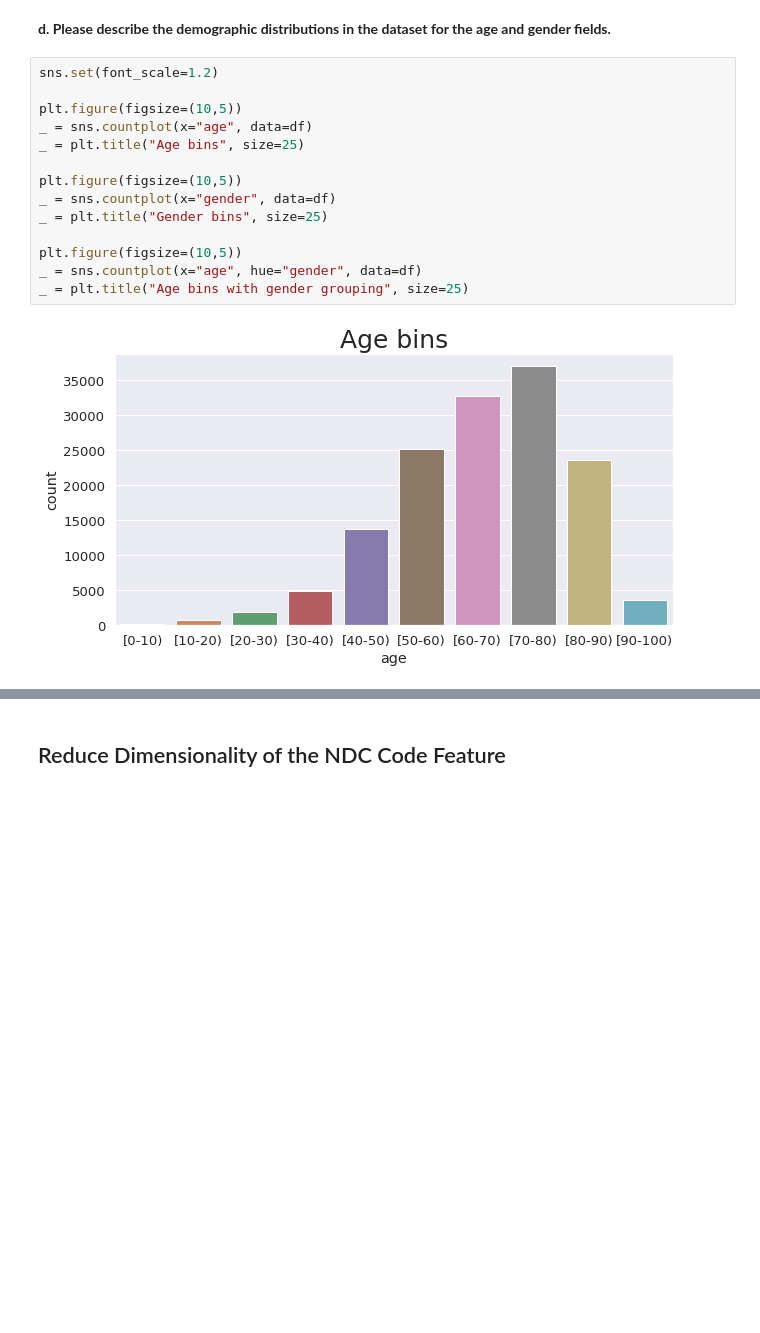
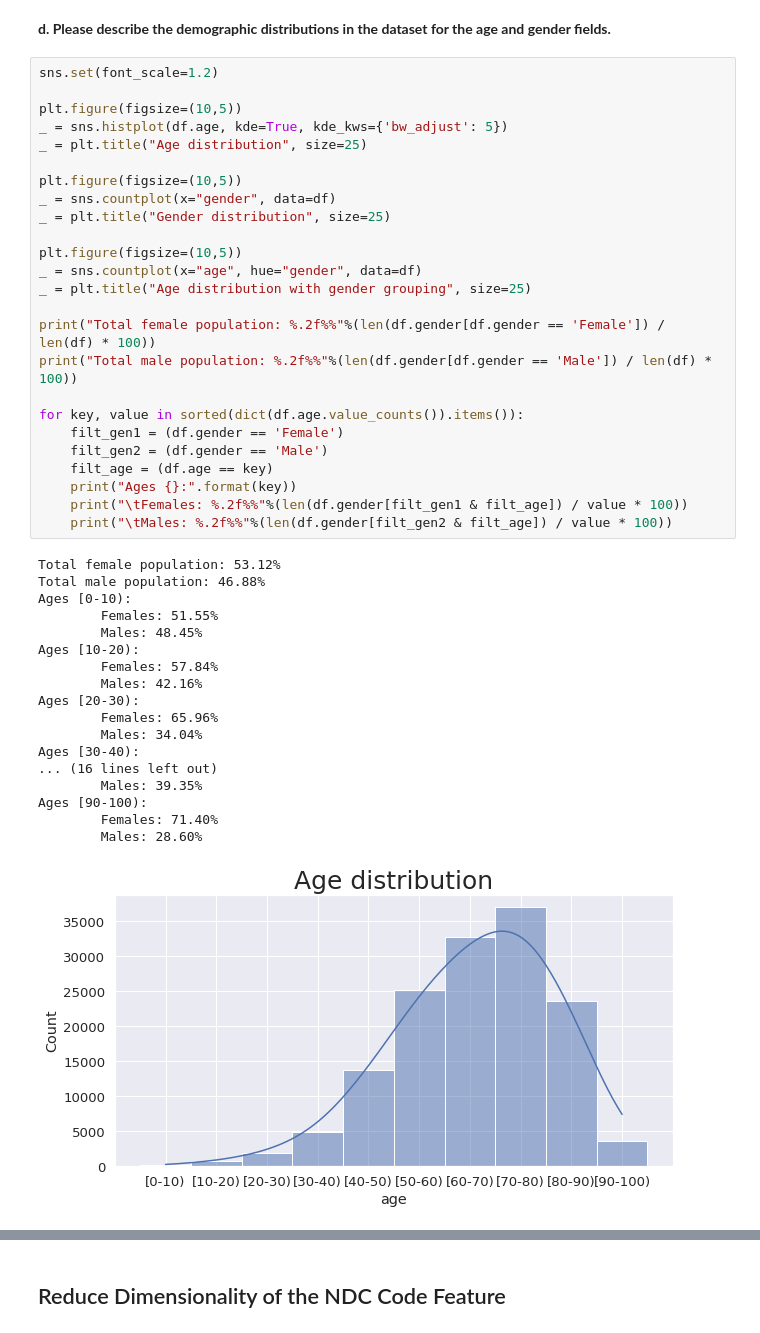
Before and after one commit to pdagger/AI_Healthcare_Projects, a Jupyter notebook: Patient_Selection_for_Diabetes_Drug/starter_code/student_project.ipynb, the cells around one changed output, grey strips where cells are left out. Drawn from its saved outputs; the diff is of its cells as text; blank space fills up the shorter version.

```diff
--- a/Patient_Selection_for_Diabetes_Drug/starter_code/student_project.ipynb
+++ b/Patient_Selection_for_Diabetes_Drug/starter_code/student_project.ipynb
@@ -313,16 +323,44 @@ The cardinality is related to the number of different possible values for a cate
 # %%
 sns.set(font_scale=1.2)
 
 plt.figure(figsize=(10,5))
-_ = sns.countplot(x="age", data=df)
-_ = plt.title("Age bins", size=25)
+_ = sns.histplot(df.age, kde=True, kde_kws={'bw_adjust': 5})
+_ = plt.title("Age distribution", size=25)
 
 plt.figure(figsize=(10,5))
 _ = sns.countplot(x="gender", data=df)
-_ = plt.title("Gender bins", size=25)
+_ = plt.title("Gender distribution", size=25)
 
 plt.figure(figsize=(10,5))
 _ = sns.countplot(x="age", hue="gender", data=df)
-_ = plt.title("Age bins with gender grouping", size=25)
+_ = plt.title("Age distribution with gender grouping", size=25)
+
+print("Total female population: %.2f%%"%(len(df.gender[df.gender == 'Female']) / len(df) * 100))
+print("Total male population: %.2f%%"%(len(df.gender[df.gender == 'Male']) / len(df) * 100))
+
+for key, value in sorted(dict(df.age.value_counts()).items()):
+    filt_gen1 = (df.gender == 'Female')
+    filt_gen2 = (df.gender == 'Male')
+    filt_age = (df.age == key)
+    print("Ages {}:".format(key))
+    print("\tFemales: %.2f%%"%(len(df.gender[filt_gen1 & filt_age]) / value * 100))
+    print("\tMales: %.2f%%"%(len(df.gender[filt_gen2 & filt_age]) / value * 100))
 # %% [output]
+Total female population: 53.12%
+Total male population: 46.88%
+Ages [0-10):
+        Females: 51.55%
+        Males: 48.45%
+Ages [10-20):
+        Females: 57.84%
+        Males: 42.16%
+Ages [20-30):
+        Females: 65.96%
+        Males: 34.04%
+Ages [30-40):
+... (16 lines left out)
+        Males: 39.35%
+Ages [90-100):
+        Females: 71.40%
+        Males: 28.60%
-[figure, old version]
+[figure, new version]
```
Also changed, not shown: parts of 8 cells of this notebook.
